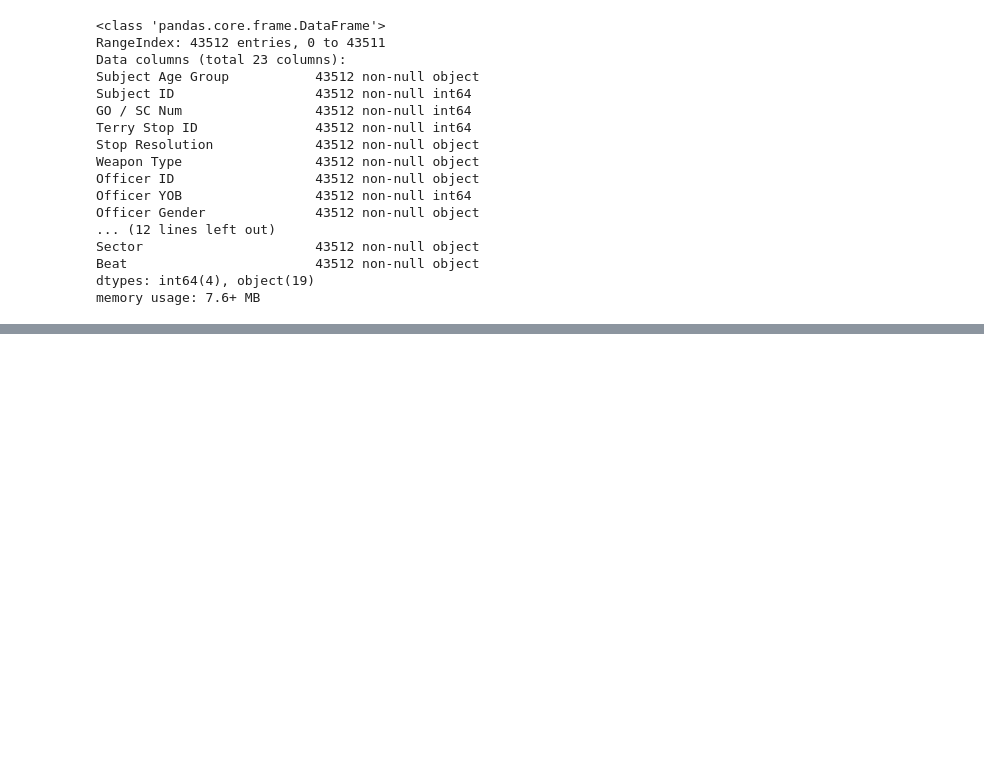
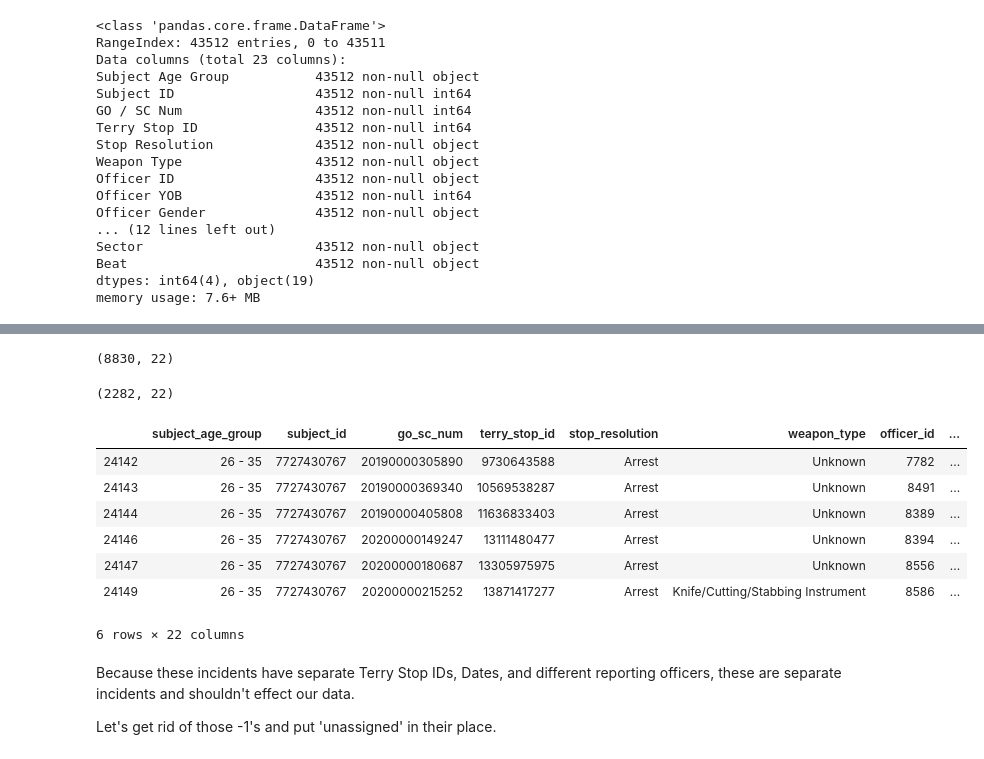
Before and after one commit to bmauss/LogReg_Analysis_of_Terry_Stops, a Jupyter notebook: Obtaining and Scrubbing Data.ipynb, the cells around one changed output, grey strips where cells are left out. Drawn from its saved outputs; the diff is of its cells as text; code cells hidden in the pictures; blank space fills up the shorter version.

```diff
--- a/Obtaining and Scrubbing Data.ipynb
+++ b/Obtaining and Scrubbing Data.ipynb
@@ -93,0 +205,5 @@ memory usage: 7.6+ MB
+# %%
+# subsetting data so analyze the duplicate Subject ID's
+
+ids = adf[adf['subject_id'] > 3]
+ids.head()
@@ -93,0 +218,26 @@ memory usage: 7.6+ MB
+# %%
+ids.shape
+# %% [output]
+(8830, 22)
+# %%
+ids = ids[ids['arrest_flag'] == 'Y']
+ids.shape
+# %% [output]
+(2282, 22)
+# %%
+ids = ids[ids['subject_id'] == 7727430767]
+# %%
+ids
+# %% [output]
+|  | subject_age_group | subject_id | go_sc_num | terry_stop_id | stop_resolution | weapon_type | officer_id | ... |
+| 24142 | 26 - 35 | 7727430767 | 20190000305890 | 9730643588 | Arrest | Unknown | 7782 | ... |
+| 24143 | 26 - 35 | 7727430767 | 20190000369340 | 10569538287 | Arrest | Unknown | 8491 | ... |
+| 24144 | 26 - 35 | 7727430767 | 20190000405808 | 11636833403 | Arrest | Unknown | 8389 | ... |
+| 24146 | 26 - 35 | 7727430767 | 20200000149247 | 13111480477 | Arrest | Unknown | 8394 | ... |
+| 24147 | 26 - 35 | 7727430767 | 20200000180687 | 13305975975 | Arrest | Unknown | 8556 | ... |
+| 24149 | 26 - 35 | 7727430767 | 20200000215252 | 13871417277 | Arrest | Knife/Cutting/Stabbing Instrument | 8586 | ... |
+6 rows × 22 columns
+# %% [markdown]
+Because these incidents have separate Terry Stop IDs, Dates, and different reporting officers, these are separate incidents and shouldn't effect our data.
+
+Let's get rid of those -1's and put 'unassigned' in their place.
```
Also changed, not shown: parts of 32 cells of this notebook, 2 other files.
